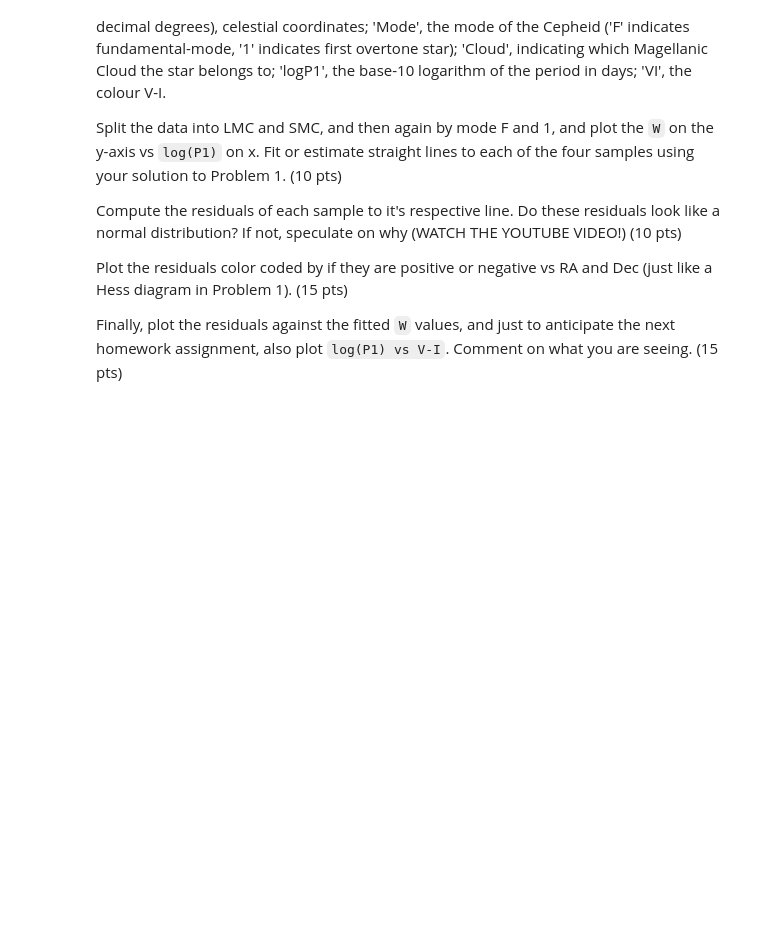
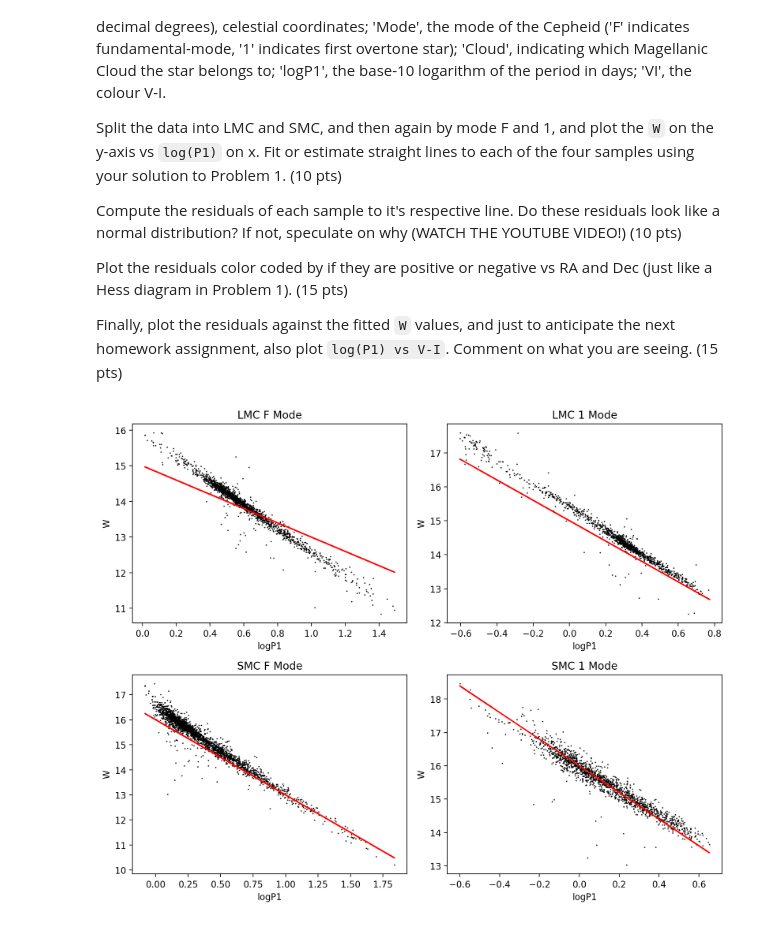
Before and after one commit to veronica-hoffman/ast496_2025_Fall, a Jupyter notebook: homework/01/hw01.ipynb, the cells around one changed output. Drawn from its saved outputs; the diff is of its cells as text; code cells hidden in the pictures; blank space fills up the shorter version.

```diff
--- a/homework/01/hw01.ipynb
+++ b/homework/01/hw01.ipynb
@@ -112,0 +121,42 @@ Finally, plot the residuals against the fitted `W` values, and just to anticipat
+# %%
+cepheids_df = pd.read_csv('homework/01/Cepheids.csv')
+
+LMC_df = cepheids_df[cepheids_df['Cloud'] == 'LMC'].dropna()
+SMC_df = cepheids_df[cepheids_df['Cloud'] == 'SMC'].dropna()
+LMC_F_df = LMC_df[LMC_df['Mode'] == 'F'].dropna()
+LMC_1_df = LMC_df[LMC_df['Mode'] == '1'].dropna()
+SMC_F_df = SMC_df[SMC_df['Mode'] == 'F'].dropna()
+SMC_1_df = SMC_df[SMC_df['Mode'] == '1'].dropna()
+# %%
+# Plot data with fitted lines
+
+fig, axs = plt.subplots(2, 2, figsize=(10, 8))
+
+axs[0, 0].scatter(LMC_F_df['logP1'], LMC_F_df['W'], s=0.2, label='LMC F Mode',c='black')
+a1,b1 = fitLinearModel(LMC_F_df['logP1'].values,LMC_F_df['W'].values,range(-20,0),range(10,21))
+axs[0,0].plot(LMC_F_df['logP1'], a1*LMC_F_df['logP1'] + b1, c='red',label='Best Fit Line')
+axs[0, 0].set_title('LMC F Mode')
+
+axs[0, 1].scatter(LMC_1_df['logP1'], LMC_1_df['W'], s=0.2, label='LMC 1 Mode',c='black')
+a2,b2 = fitLinearModel(LMC_1_df['logP1'].values,LMC_1_df['W'].values,range(-20,0),range(10,21))
+axs[0,1].plot(LMC_1_df['logP1'], a2*LMC_1_df['logP1'] + b2, c='red',label='Best Fit Line')
+axs[0, 1].set_title('LMC 1 Mode')
+
+axs[1, 0].scatter(SMC_F_df['logP1'], SMC_F_df['W'], s=0.2, label='SMC F Mode',c='black')
+a3,b3 = fitLinearModel(SMC_F_df['logP1'].values,SMC_F_df['W'].values,range(-20,0),range(10,21))
+axs[1,0].plot(SMC_F_df['logP1'], a3*SMC_F_df['logP1'] + b3, c='red',label='Best Fit Line')
+axs[1, 0].set_title('SMC F Mode')
+
+axs[1, 1].scatter(SMC_1_df['logP1'], SMC_1_df['W'], s=0.2, label='SMC 1 Mode',c='black')
+a4,b4 = fitLinearModel(SMC_1_df['logP1'].values,SMC_1_df['W'].values,range(-20,0),range(10,21))
+axs[1,1].plot(SMC_1_df['logP1'], a4*SMC_1_df['logP1'] + b4, c='red',label='Best Fit Line')
+axs[1, 1].set_title('SMC 1 Mode')
+
+for ax in axs.flat:
+  ax.set_xlabel("logP1")
+  ax.set_ylabel("W")
+
+plt.tight_layout()
+plt.show()
+# %% [output]
+[figure, added]
```
Also changed, not shown: parts of 7 cells of this notebook.
